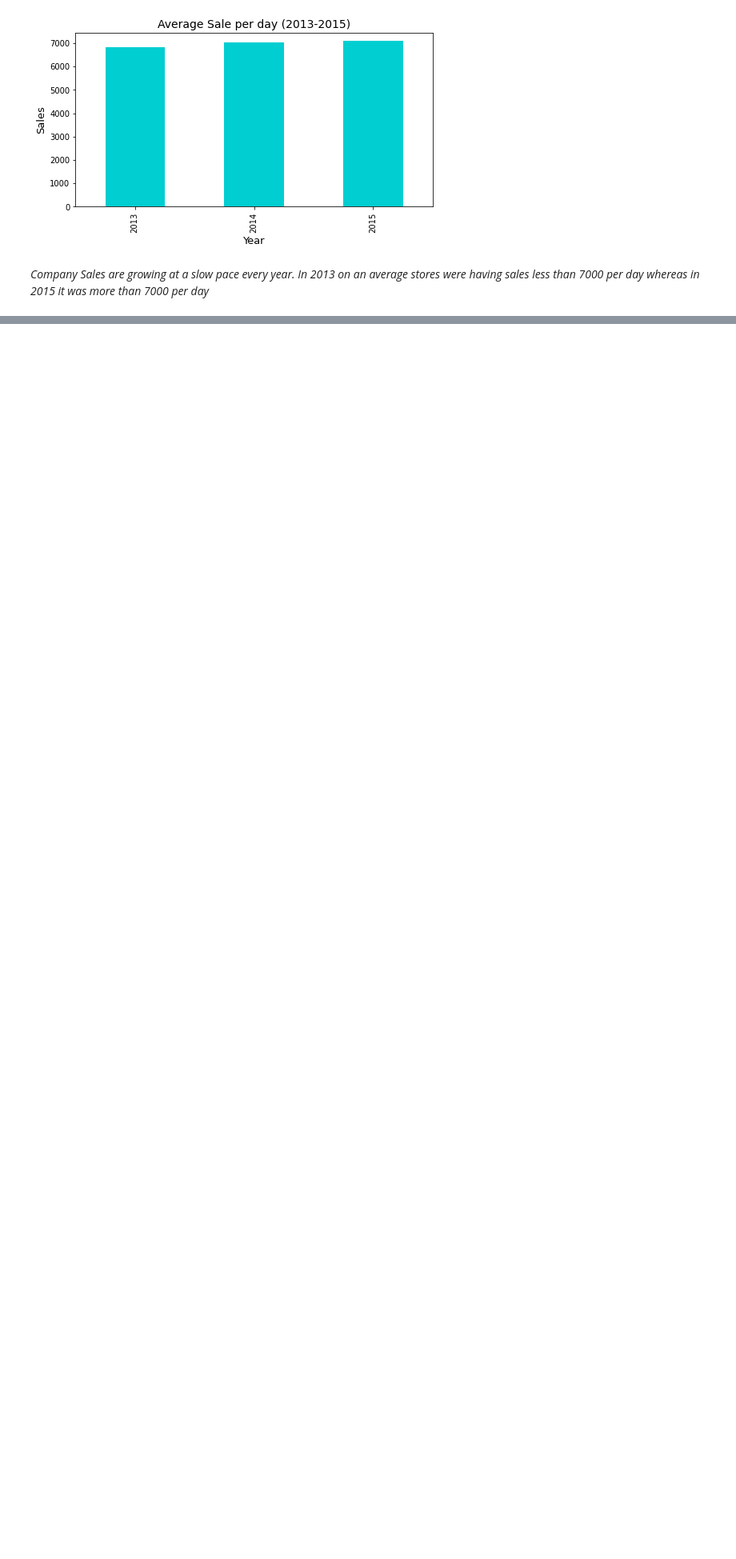
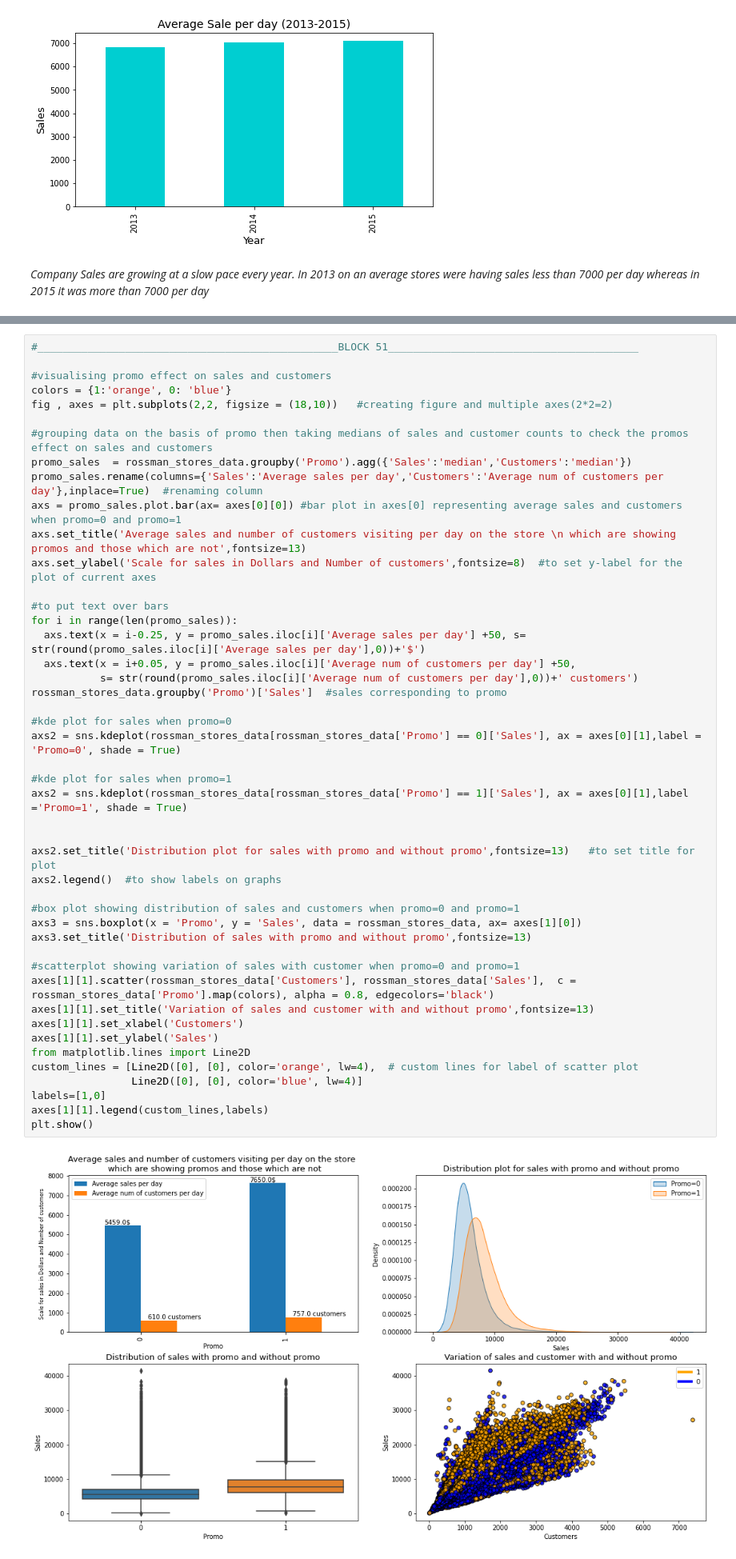
Before and after one commit to kiranmahara9600/Rossmann-Sales-Prediction, a Jupyter notebook: Rossmann_Sales_Prediction.ipynb, the cells around one changed output, grey strips where cells are left out. Shown at 80% size. Cells and saved outputs as stored; diff of their text form; blank space fills up the shorter version.

Commit message:
Promo and Promo2 analysis

```diff
--- a/Rossmann_Sales_Prediction.ipynb
+++ b/Rossmann_Sales_Prediction.ipynb
@@ -797,0 +821,48 @@ plt.show()
+# %%
+#________________________________________________BLOCK 51________________________________________
+
+#visualising promo effect on sales and customers
+colors = {1:'orange', 0: 'blue'}
+fig , axes = plt.subplots(2,2, figsize = (18,10))   #creating figure and multiple axes(2*2=2)
+
+#grouping data on the basis of promo then taking medians of sales and customer counts to check the promos effect on sales and customers
+promo_sales  = rossman_stores_data.groupby('Promo').agg({'Sales':'median','Customers':'median'})
+promo_sales.rename(columns={'Sales':'Average sales per day','Customers':'Average num of customers per day'},inplace=True)  #renaming column
+axs = promo_sales.plot.bar(ax= axes[0][0]) #bar plot in axes[0] representing average sales and customers when promo=0 and promo=1
+axs.set_title('Average sales and number of customers visiting per day on the store \n which are showing promos and those which are not',fontsize=13)
+axs.set_ylabel('Scale for sales in Dollars and Number of customers',fontsize=8)  #to set y-label for the plot of current axes
+
+#to put text over bars
+for i in range(len(promo_sales)):
+  axs.text(x = i-0.25, y = promo_sales.iloc[i]['Average sales per day'] +50, s= str(round(promo_sales.iloc[i]['Average sales per day'],0))+'$')
+  axs.text(x = i+0.05, y = promo_sales.iloc[i]['Average num of customers per day'] +50,
+           s= str(round(promo_sales.iloc[i]['Average num of customers per day'],0))+' customers')
+rossman_stores_data.groupby('Promo')['Sales']  #sales corresponding to promo
+
+#kde plot for sales when promo=0
+axs2 = sns.kdeplot(rossman_stores_data[rossman_stores_data['Promo'] == 0]['Sales'], ax = axes[0][1],label = 'Promo=0', shade = True)
+
+#kde plot for sales when promo=1
+axs2 = sns.kdeplot(rossman_stores_data[rossman_stores_data['Promo'] == 1]['Sales'], ax = axes[0][1],label ='Promo=1', shade = True)
+
+
+axs2.set_title('Distribution plot for sales with promo and without promo',fontsize=13)   #to set title for plot
+axs2.legend()  #to show labels on graphs
+
+#box plot showing distribution of sales and customers when promo=0 and promo=1
+axs3 = sns.boxplot(x = 'Promo', y = 'Sales', data = rossman_stores_data, ax= axes[1][0])
+axs3.set_title('Distribution of sales with promo and without promo',fontsize=13)
+
+#scatterplot showing variation of sales with customer when promo=0 and promo=1
+axes[1][1].scatter(rossman_stores_data['Customers'], rossman_stores_data['Sales'],  c = rossman_stores_data['Promo'].map(colors), alpha = 0.8, edgecolors='black')
+axes[1][1].set_title('Variation of sales and customer with and without promo',fontsize=13)
+axes[1][1].set_xlabel('Customers')
+axes[1][1].set_ylabel('Sales')
+from matplotlib.lines import Line2D
+custom_lines = [Line2D([0], [0], color='orange', lw=4),  # custom lines for label of scatter plot
+                Line2D([0], [0], color='blue', lw=4)]
+labels=[1,0]
+axes[1][1].legend(custom_lines,labels)
+plt.show()
+# %% [output]
+[figure, added]
```
Also changed, not shown: parts of 26 cells of this notebook.
